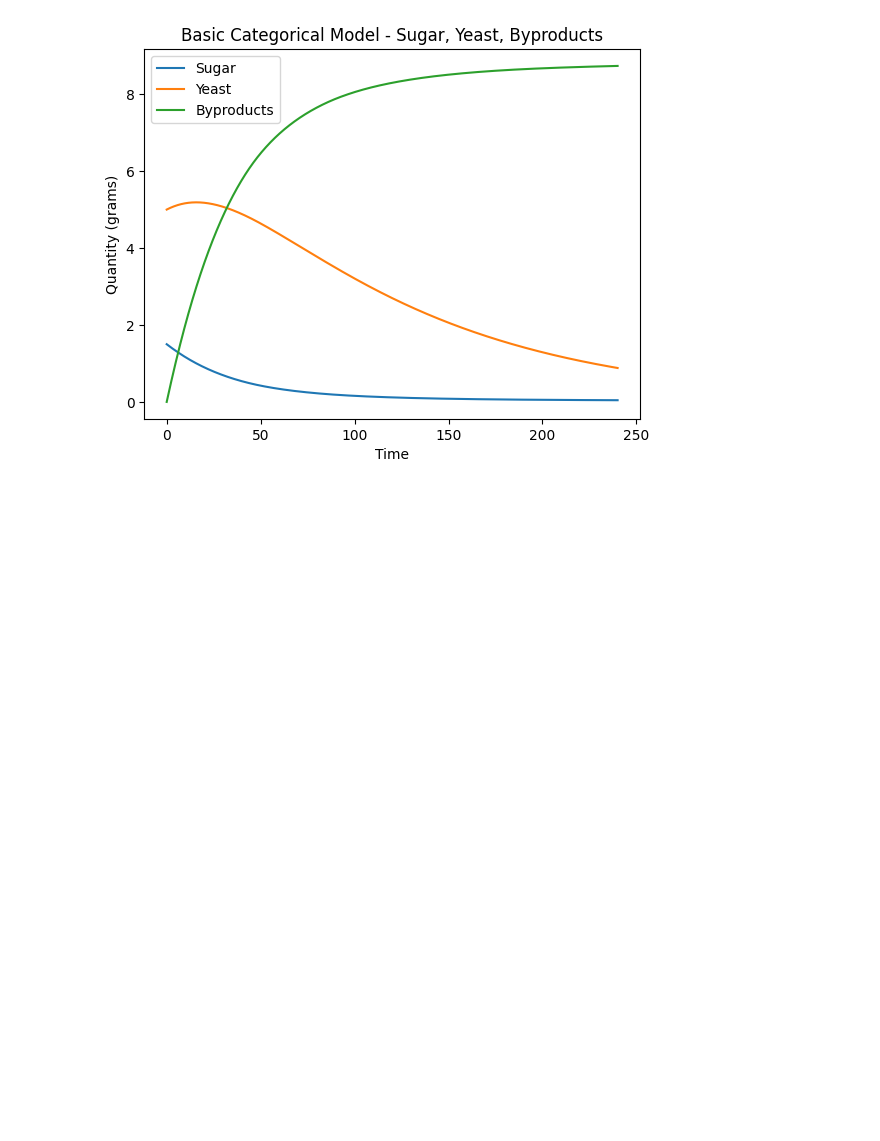
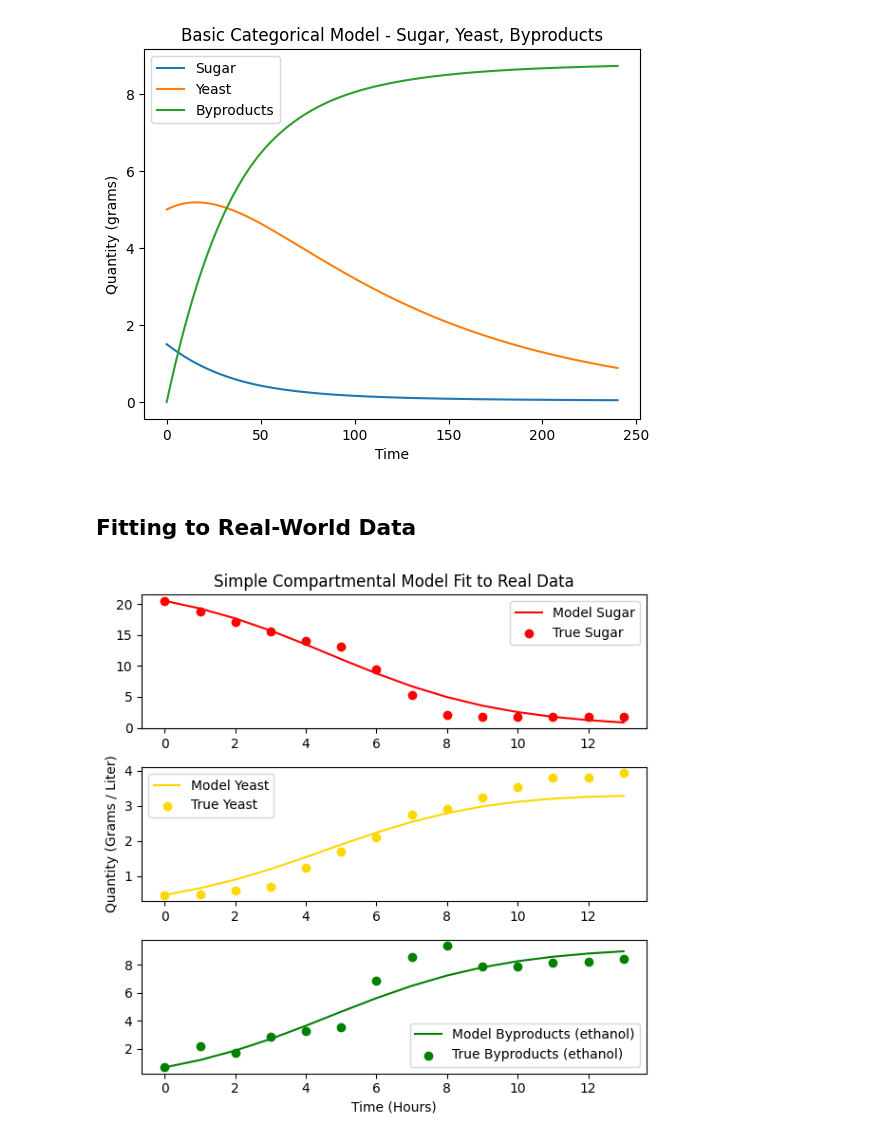
Before and after one commit to EthanPrimes/modeling_yeast_spread, a Jupyter notebook: simple_categorical.ipynb, the cells around one changed output. Cells and saved outputs as stored; diff of their text form; code cells hidden in the pictures; blank space fills up the shorter version.

Commit message:
progress on making a graph

```diff
--- a/simple_categorical.ipynb
+++ b/simple_categorical.ipynb
@@ -37,3 +41,77 @@ plt.title("Basic Categorical Model - Sugar, Yeast, Byproducts")
 plt.show()
 # %% [output]
 [figure]
+# %% [markdown]
+## Fitting to Real-World Data
+# %%
+# Reading in data
+sugar = pd.read_csv("data/sugar_strain1.csv").values[:, 1]
+yeast = pd.read_csv("data/yeast_strain1.csv").values[:, 1]
+byprod = pd.read_csv("data/ethanol_strain1.csv").values[:, 1]
+true_vals = np.vstack([sugar, yeast, byprod])
+
+# Making the error function
+def calculate_error(params):
+    """
+    Computing the error of the ODE given its parameters
+    """
+    # Unpacking parameters
+    alpha, beta, gamma, delta = params
+
+    # Building the ODE
+    def ode(t, y):
+        return np.array([-alpha * y[0] * y[1], beta * y[0] * y[1] - gamma * y[1], delta * y[0] * y[1]])
+
+    # Building time interval and initial conditions
+    t0 = 0
+    tf = 13
+    t_span = (t0, tf)
+    t_eval = np.linspace(t0, tf, 14)
+    y0 = np.array([sugar[0], yeast[0], byprod[0]])
+
+    sol = solve_ivp(ode, t_span, y0, t_eval=t_eval)
+
+    # Computing the error using the Frobenius norm
+    return np.linalg.norm(sol.y - true_vals, ord='fro')
+
+# A guess for the parameters
+p0 = (0.01, 0.01, 0.01, 0.01)
+result = minimize(calculate_error, p0)
+alpha, beta, gammal, delta = result.x
+
+# Computing what our model estimates the result should be
+def ode(t, y):
+    return np.array([-alpha * y[0] * y[1], beta * y[0] * y[1] - gamma * y[1], delta * y[0] * y[1]])
+
+# Building time interval and initial conditions
+t0 = 0
+tf = 13
+t_span = (t0, tf)
+t_eval = np.linspace(t0, tf, 14)
+y0 = np.array([sugar[0], yeast[0], byprod[0]])
+
+sol = solve_ivp(ode, t_span, y0, t_eval=t_eval)
+
+# Graphing the result
+plt.figure(figsize=(6, 6))
+plt.subplot(3, 1, 1)
+plt.plot(sol.t, sol.y[0], color='r', label="Model Sugar")
+plt.scatter(t_eval, sugar, color='r', label="True Sugar")
+plt.legend()
+plt.title("Simple Compartmental Model Fit to Real Data")
+
+plt.subplot(3, 1, 2)
+plt.plot(sol.t, sol.y[1], color='gold', label="Model Yeast")
+plt.scatter(t_eval, yeast, color='gold', label="True Yeast")
+plt.ylabel("Quantity (Grams / Liter)")
+plt.legend()
+
+plt.subplot(3, 1, 3)
+plt.plot(sol.t, sol.y[2], color='g', label="Model Byproducts (ethanol)")
+plt.scatter(t_eval, byprod, color='g', label="True Byproducts (ethanol)")
+plt.legend()
+plt.xlabel("Time (Hours)")
+plt.tight_layout()
+plt.show()
+# %% [output]
+[figure, added]
```
Also changed, not shown: parts of 2 cells of this notebook, 1 other file.
